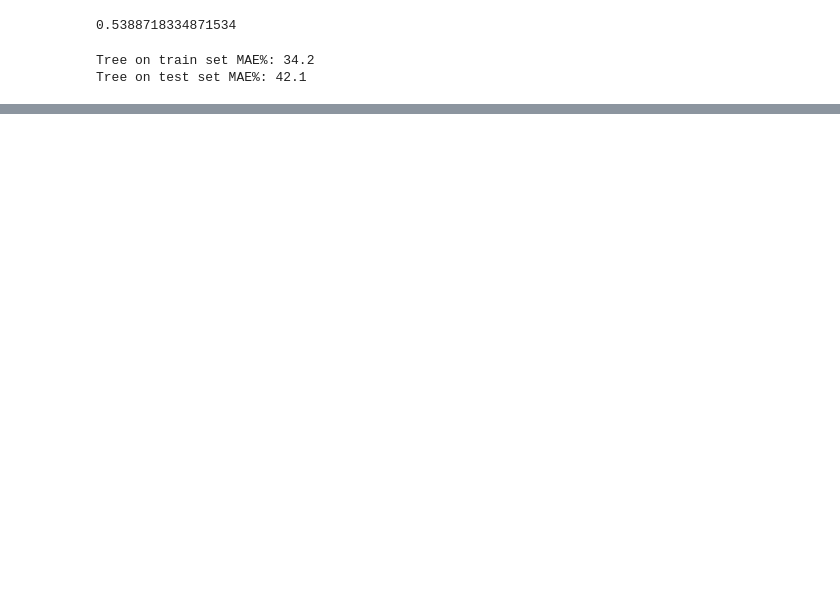
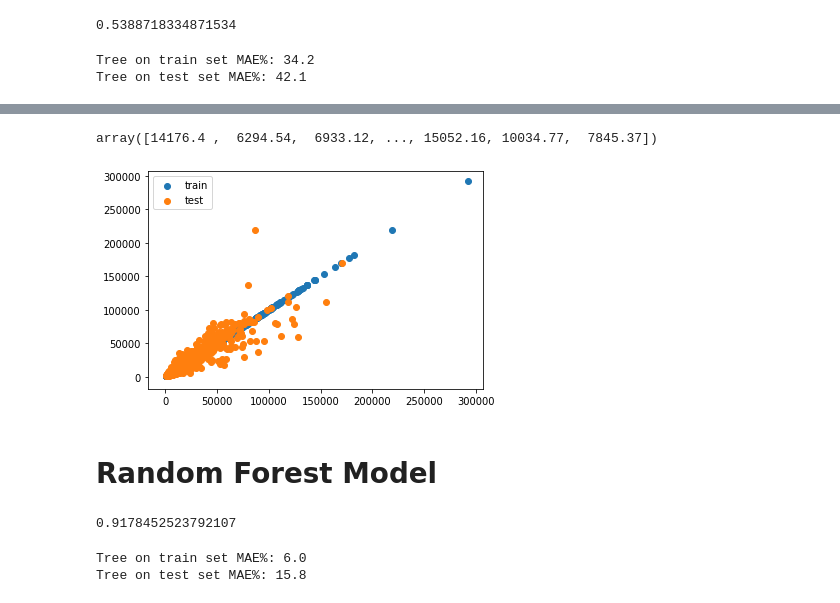
Before and after one commit to DAB-400-Capstone/Final-project, a Jupyter notebook: Project .ipynb, the cells around one changed output, grey strips where cells are left out. Drawn from its saved outputs; the diff is of its cells as text; code cells hidden in the pictures; blank space fills up the shorter version.

```diff
--- a/Project .ipynb
+++ b/Project .ipynb
@@ -644,0 +804,33 @@ array([31899.628,  8794.108,  8885.336, ..., 25809.432,  8268.654,
+# %%
+test_prediction
+# %% [output]
+array([14176.4 ,  6294.54,  6933.12, ..., 15052.16, 10034.77,  7845.37])
+# %%
+# Create a scatter plot with train and test
+plt.scatter(y_train, train_prediction, label='train')
+plt.scatter(y_test, test_prediction, label='test')
+plt.legend()
+plt.show()
+# %% [output]
+[figure, added]
+# %% [markdown]
+# Random Forest Model
+# %%
+
+from sklearn.ensemble import RandomForestRegressor
+rf_reg = RandomForestRegressor(n_estimators=200)
+rf_reg.fit(X_train,y_train)
+train_prediction = rf_reg.predict(X_train)
+test_prediction=rf_reg.predict(X_test)
+r2_score(y_test,test_prediction)
+# %% [output]
+0.9178452523792107
+# %%
+MAE_train=np.mean(abs(y_train-train_prediction))/np.mean(y_train)
+print("Tree on train set MAE%:", round(MAE_train*100,1))
+
+MAE_test=np.mean(abs(y_test-test_prediction))/np.mean(y_test)
+print("Tree on test set MAE%:", round(MAE_test*100,1))
+# %% [output]
+Tree on train set MAE%: 6.0
+Tree on test set MAE%: 15.8
```
Also changed, not shown: parts of 42 cells of this notebook.
